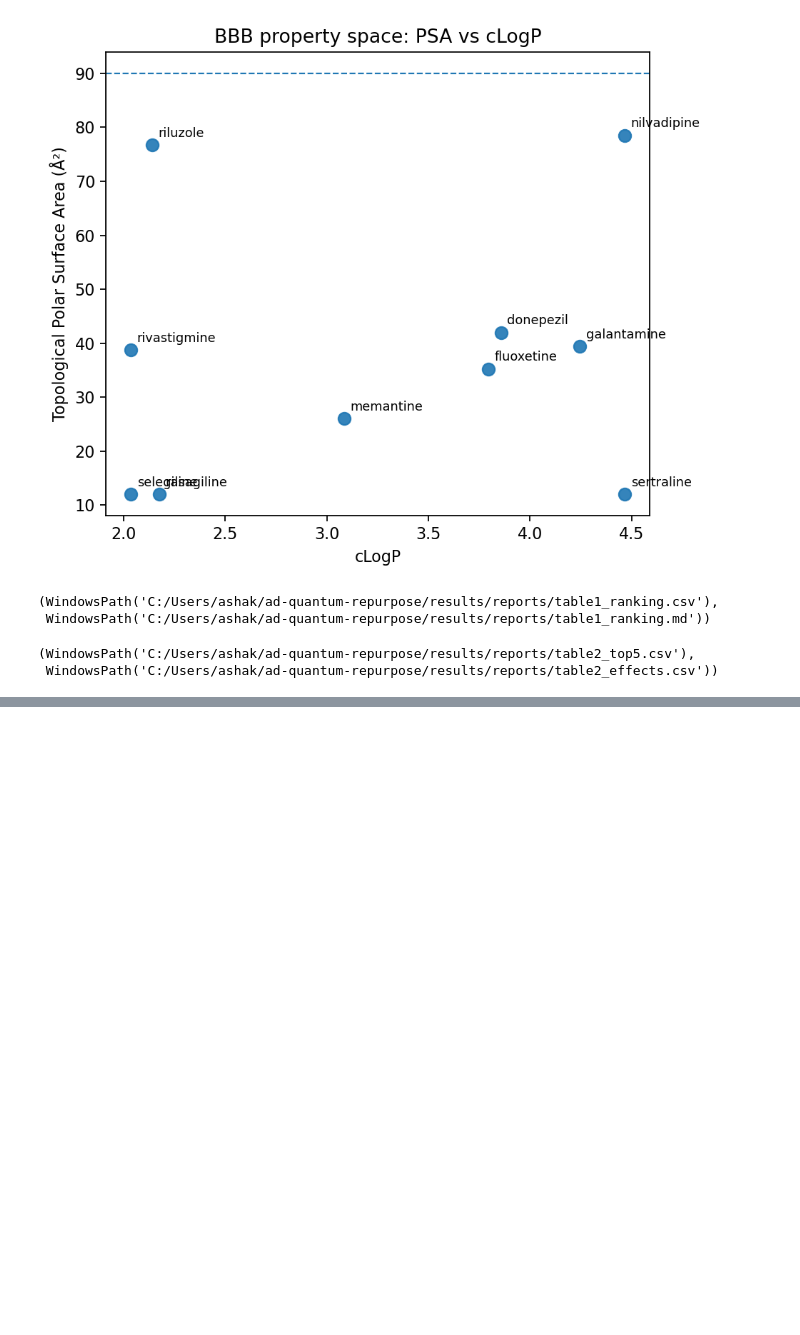
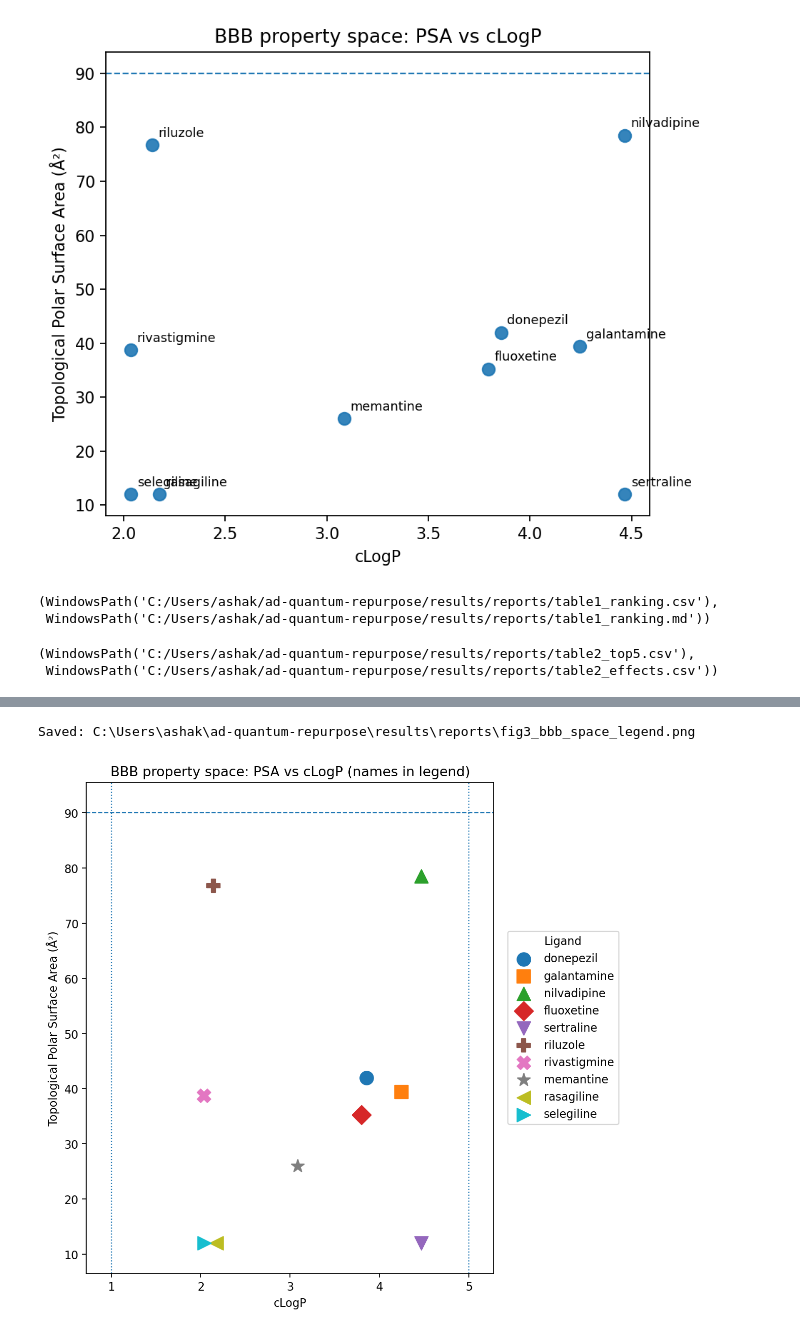
Before and after one commit to RahatulAshakin/ad-quantum-repurpose, a Jupyter notebook: notebooks/figs_and_tables_report.ipynb, the cells around one changed output, grey strips where cells are left out. Drawn from its saved outputs; the diff is of its cells as text; code cells hidden in the pictures; blank space fills up the shorter version.

```diff
--- a/notebooks/figs_and_tables_report.ipynb
+++ b/notebooks/figs_and_tables_report.ipynb
@@ -158,0 +198,35 @@ except Exception:
+# %%
+# FIGURE 3: Clean scatter — legend carries names, so no overlapping labels
+import matplotlib.pyplot as plt
+
+d3 = df_ranked.copy()
+
+plt.figure(figsize=(9.5, 7))
+ax = plt.gca()
+
+# cycle distinct markers/colors for readability
+markers = ["o", "s", "^", "D", "v", "P", "X", "*", "<", ">"]
+for i, (_, row) in enumerate(d3.iterrows()):
+    ax.scatter(row["cLogP"], row["PSA"], s=140, marker=markers[i % len(markers)], label=row["ligand"])
+
+# BBB heuristics
+ax.axhline(90, ls="--", lw=1)     # PSA ≤ 90 Å² often BBB-permissive
+ax.axvline(1, ls=":", lw=1)       # typical cLogP window ~1–5
+ax.axvline(5, ls=":", lw=1)
+
+ax.set_xlabel("cLogP")
+ax.set_ylabel("Topological Polar Surface Area (Å²)")
+ax.set_title("BBB property space: PSA vs cLogP (names in legend)")
+ax.margins(0.07)
+
+# put legend outside to keep plot area clean
+leg = ax.legend(title="Ligand", loc="center left", bbox_to_anchor=(1.02, 0.5))
+plt.tight_layout(rect=[0, 0, 0.78, 1])  # leave room for legend
+
+out3 = REPORTS / "fig3_bbb_space_legend.png"
+plt.savefig(out3, dpi=300)
+print("Saved:", out3)
+plt.show()
+# %% [output]
+Saved: C:\Users\ashak\ad-quantum-repurpose\results\reports\fig3_bbb_space_legend.png
+[figure, added]
```
Also changed, not shown: parts of 1 cell of this notebook.
